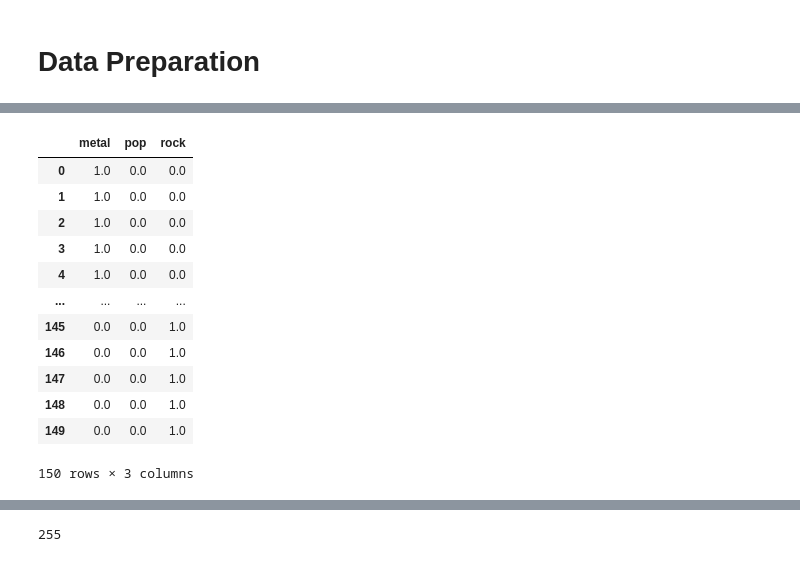
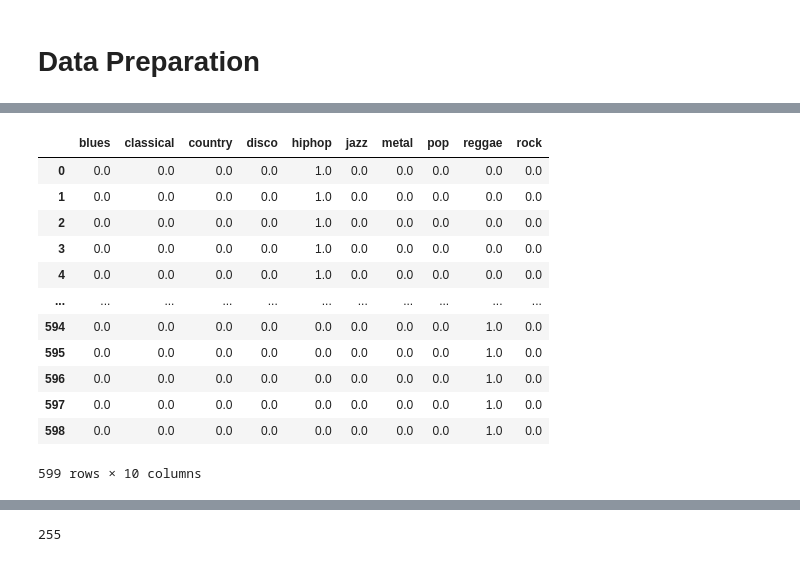
Before and after one commit to Alvaro-Lucas/ClassiYourMusic, a Jupyter notebook: Funcional.ipynb, the cells around one changed output, grey strips where cells are left out. Cells and saved outputs as stored; diff of their text form; code cells hidden in the pictures.

```diff
--- a/Funcional.ipynb
+++ b/Funcional.ipynb
@@ -335,19 +317,19 @@ matrix([[1., 0., 0.],
 # %%
-directories = [i for i in listdir("music") if not i.startswith(".")]
+directories = sorted([i for i in listdir("music_image") if not i.startswith(".")])
 df_ohe = pd.DataFrame(data=genre_ohe, columns=directories)
 df_ohe
 # %% [output]
-|  | metal | pop | rock |
-| 0 | 1.0 | 0.0 | 0.0 |
-| 1 | 1.0 | 0.0 | 0.0 |
-| 2 | 1.0 | 0.0 | 0.0 |
-| 3 | 1.0 | 0.0 | 0.0 |
-| 4 | 1.0 | 0.0 | 0.0 |
-| ... | ... | ... | ... |
-| 145 | 0.0 | 0.0 | 1.0 |
-| 146 | 0.0 | 0.0 | 1.0 |
-| 147 | 0.0 | 0.0 | 1.0 |
-| 148 | 0.0 | 0.0 | 1.0 |
-| 149 | 0.0 | 0.0 | 1.0 |
+|  | blues | classical | country | disco | hiphop | jazz | metal | pop | reggae | rock |
+| 0 | 0.0 | 0.0 | 0.0 | 0.0 | 1.0 | 0.0 | 0.0 | 0.0 | 0.0 | 0.0 |
+| 1 | 0.0 | 0.0 | 0.0 | 0.0 | 1.0 | 0.0 | 0.0 | 0.0 | 0.0 | 0.0 |
+| 2 | 0.0 | 0.0 | 0.0 | 0.0 | 1.0 | 0.0 | 0.0 | 0.0 | 0.0 | 0.0 |
+| 3 | 0.0 | 0.0 | 0.0 | 0.0 | 1.0 | 0.0 | 0.0 | 0.0 | 0.0 | 0.0 |
+| 4 | 0.0 | 0.0 | 0.0 | 0.0 | 1.0 | 0.0 | 0.0 | 0.0 | 0.0 | 0.0 |
+| ... | ... | ... | ... | ... | ... | ... | ... | ... | ... | ... |
+| 594 | 0.0 | 0.0 | 0.0 | 0.0 | 0.0 | 0.0 | 0.0 | 0.0 | 1.0 | 0.0 |
+| 595 | 0.0 | 0.0 | 0.0 | 0.0 | 0.0 | 0.0 | 0.0 | 0.0 | 1.0 | 0.0 |
+| 596 | 0.0 | 0.0 | 0.0 | 0.0 | 0.0 | 0.0 | 0.0 | 0.0 | 1.0 | 0.0 |
+| 597 | 0.0 | 0.0 | 0.0 | 0.0 | 0.0 | 0.0 | 0.0 | 0.0 | 1.0 | 0.0 |
+| 598 | 0.0 | 0.0 | 0.0 | 0.0 | 0.0 | 0.0 | 0.0 | 0.0 | 1.0 | 0.0 |
-150 rows × 3 columns
+599 rows × 10 columns
 # %%
```
Also changed, not shown: parts of 17 cells of this notebook.
